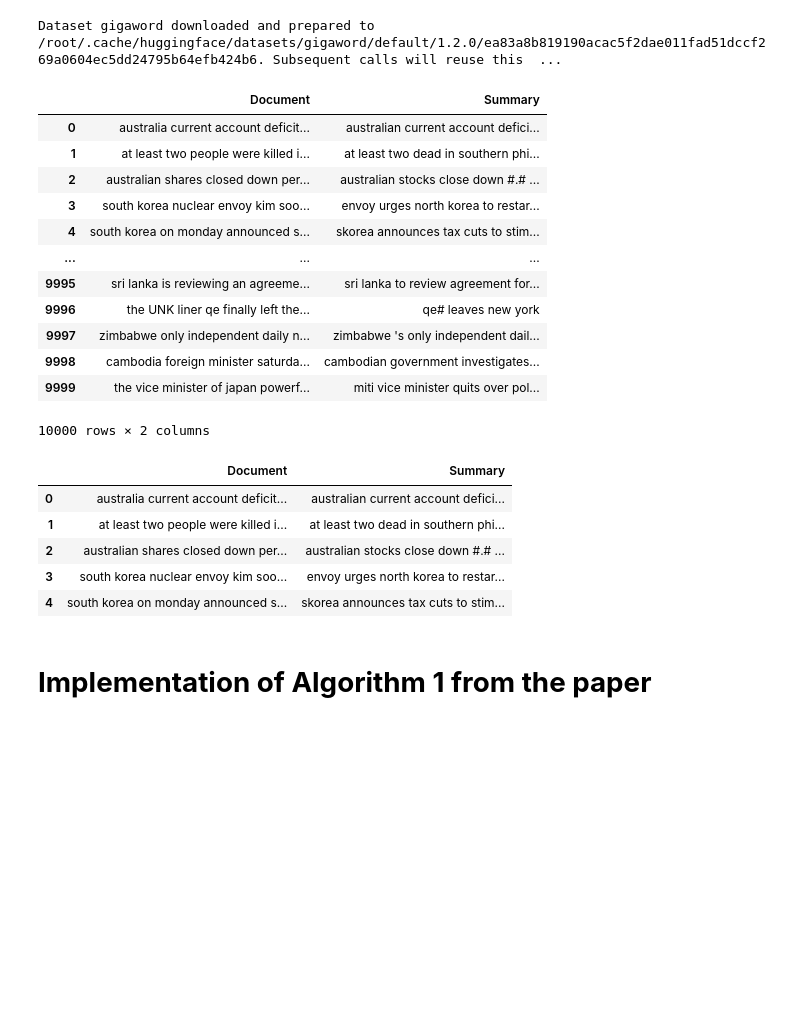
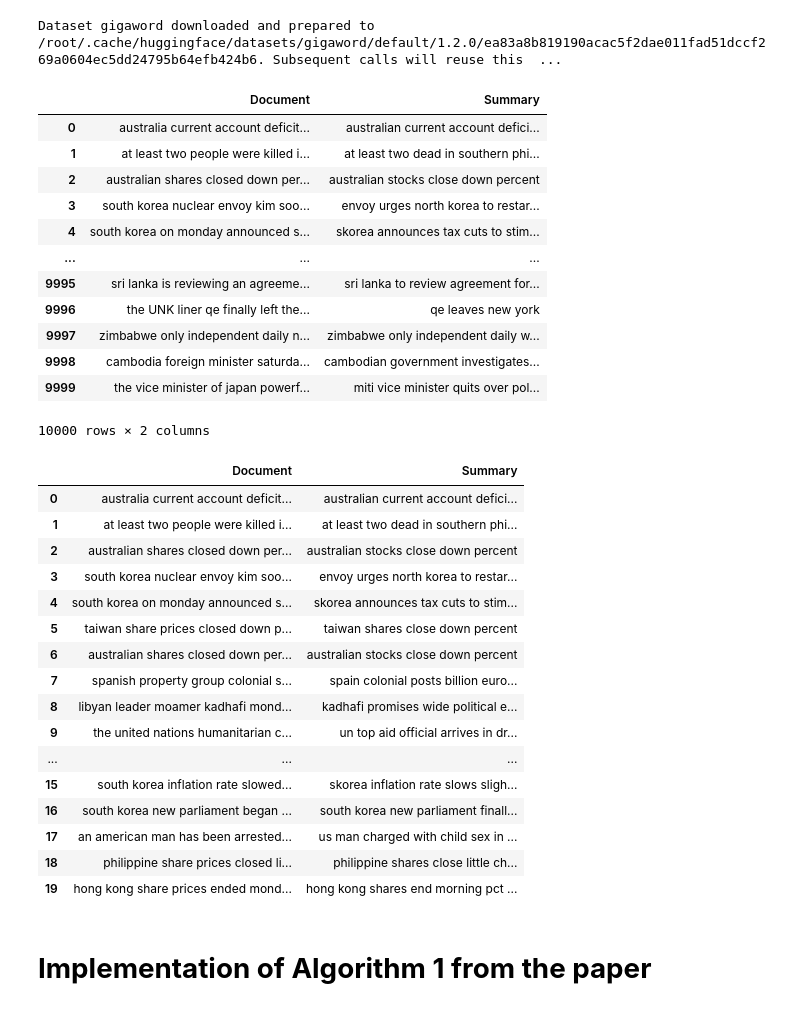
Before and after one commit to pratiksrm99/Abstractive_Text_Summerization, a Jupyter notebook: Abstractive_TS.ipynb, the cells around one changed output. Saved outputs shown, nothing was run; the diff lists cells and outputs as text; code cells hidden in the pictures; blank space fills up the shorter version.

```diff
--- a/Abstractive_TS.ipynb
+++ b/Abstractive_TS.ipynb
@@ -59,18 +59,20 @@ df["Summary"] = dataset.get("train")["summary"]
 df = df.loc[0:9999,:]
 df["Document"] = df["Document"].apply(lambda x: re.sub('[^A-Za-z0-9]+', ' ', x))
 df["Document"] = df["Document"].apply(lambda x: re.sub(r'(?:^| )\w(?:$| )', ' ', x).strip())
+df["Summary"] = df["Summary"].apply(lambda x: re.sub('[^A-Za-z0-9]+', ' ', x))
+df["Summary"] = df["Summary"].apply(lambda x: re.sub(r'(?:^| )\w(?:$| )', ' ', x).strip())
 df
 # %% [output]
 |  | Document | Summary |
 | 0 | australia current account deficit... | australian current account defici... |
 | 1 | at least two people were killed i... | at least two dead in southern phi... |
-| 2 | australian shares closed down per... | australian stocks close down #.# ... |
+| 2 | australian shares closed down per... | australian stocks close down percent |
 | 3 | south korea nuclear envoy kim soo... | envoy urges north korea to restar... |
 | 4 | south korea on monday announced s... | skorea announces tax cuts to stim... |
 | ... | ... | ... |
 | 9995 | sri lanka is reviewing an agreeme... | sri lanka to review agreement for... |
-| 9996 | the UNK liner qe finally left the... | qe# leaves new york |
-| 9997 | zimbabwe only independent daily n... | zimbabwe 's only independent dail... |
+| 9996 | the UNK liner qe finally left the... | qe leaves new york |
+| 9997 | zimbabwe only independent daily n... | zimbabwe only independent daily w... |
 | 9998 | cambodia foreign minister saturda... | cambodian government investigates... |
 | 9999 | the vice minister of japan powerf... | miti vice minister quits over pol... |
 10000 rows × 2 columns
@@ -78,14 +80,25 @@ df
 # df["Split_text"] = df["Document"].apply(str.split)
 # df["Article_length"] = df["Split_text"].apply(len)
 # %%
-df.head()
+df.head(20)
 # %% [output]
 |  | Document | Summary |
 | 0 | australia current account deficit... | australian current account defici... |
 | 1 | at least two people were killed i... | at least two dead in southern phi... |
-| 2 | australian shares closed down per... | australian stocks close down #.# ... |
+| 2 | australian shares closed down per... | australian stocks close down percent |
 | 3 | south korea nuclear envoy kim soo... | envoy urges north korea to restar... |
 | 4 | south korea on monday announced s... | skorea announces tax cuts to stim... |
+| 5 | taiwan share prices closed down p... | taiwan shares close down percent |
+| 6 | australian shares closed down per... | australian stocks close down percent |
+| 7 | spanish property group colonial s... | spain colonial posts billion euro... |
+| 8 | libyan leader moamer kadhafi mond... | kadhafi promises wide political e... |
+| 9 | the united nations humanitarian c... | un top aid official arrives in dr... |
+| ... | ... | ... |
+| 15 | south korea inflation rate slowed... | skorea inflation rate slows sligh... |
+| 16 | south korea new parliament began ... | south korea new parliament finall... |
+| 17 | an american man has been arrested... | us man charged with child sex in ... |
+| 18 | philippine share prices closed li... | philippine shares close little ch... |
+| 19 | hong kong share prices ended mond... | hong kong shares end morning pct ... |
 # %% [markdown]
 # **Implementation of Algorithm 1 from the paper**
 # %% [markdown]
```
Also changed, not shown: parts of 29 cells of this notebook.
